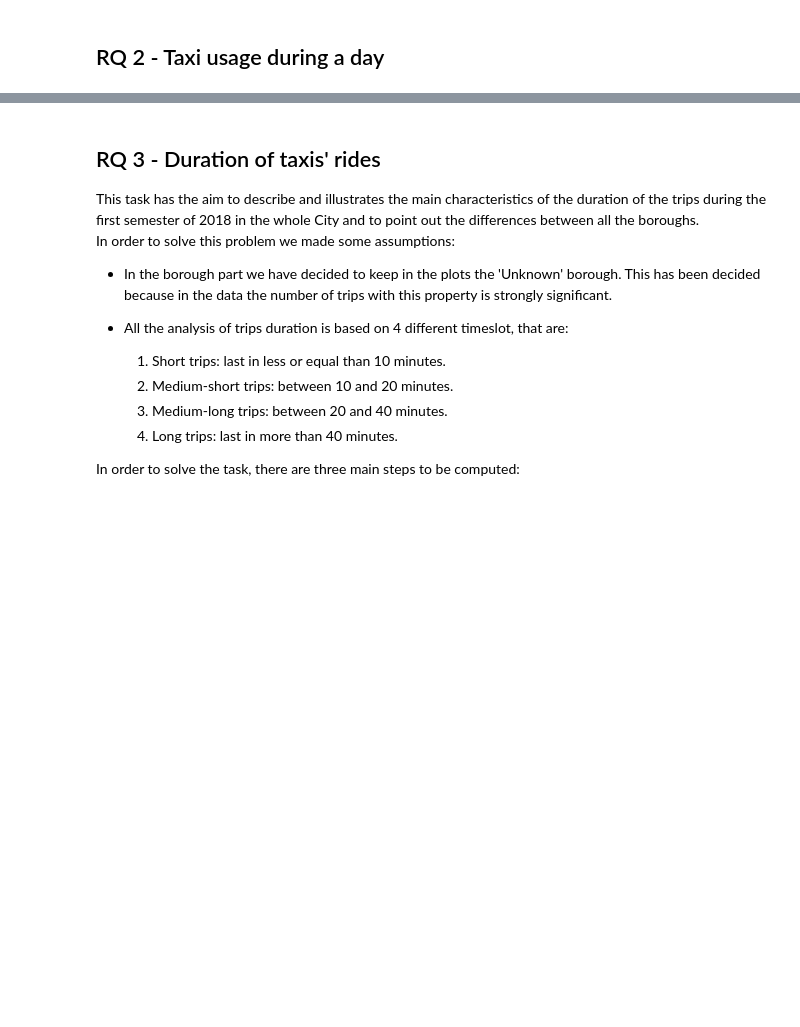
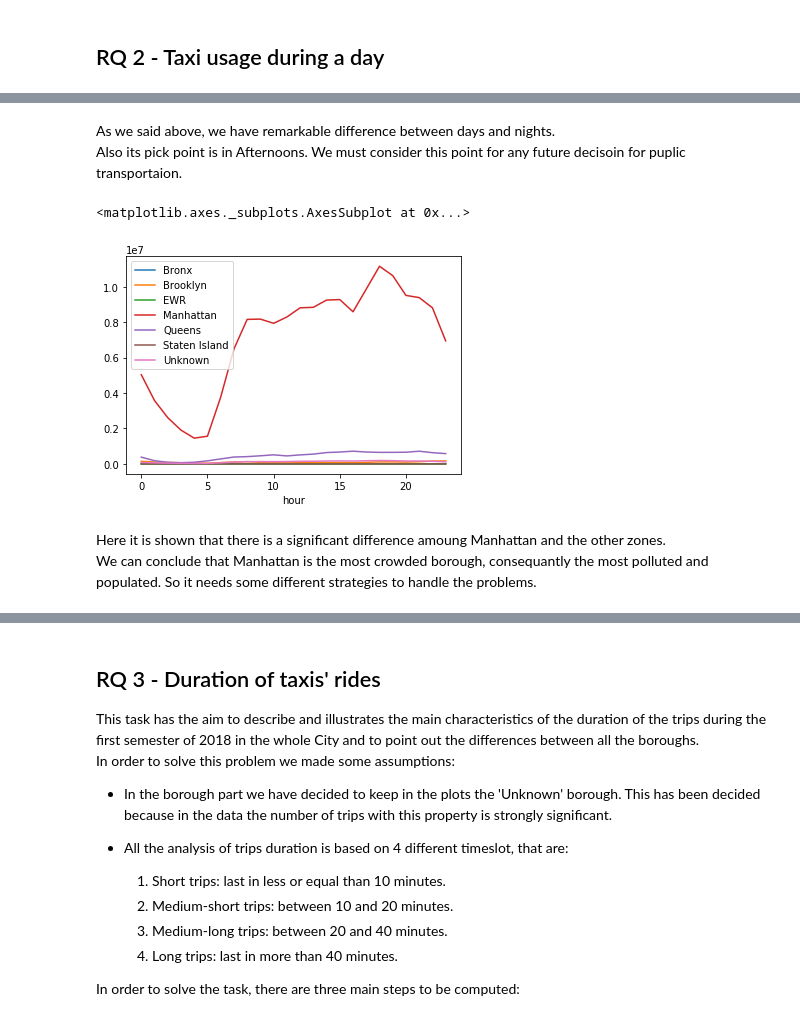
Before and after one commit to aleflabo/Yellow-Taxis-Anlysis-in-NY-city, a Jupyter notebook: Homework_2.ipynb, the cells around one changed output, grey strips where cells are left out. Drawn from its saved outputs; the diff is of its cells as text; code cells hidden in the pictures; blank space fills up the shorter version.

```diff
--- a/Homework_2.ipynb
+++ b/Homework_2.ipynb
@@ -134,0 +304,12 @@ The absolute numbers of all recorded trips we considered. You can see that the t
+# %% [markdown]
+As we said above, we have remarkable difference between days and nights.
+Also its pick point is in Afternoons. We must consider this point for any future decisoin for puplic transportaion.
+# %%
+broughDf = pd.DataFrame(finalDf.pivot_table(values='counts', index=['hour','partOfDay'], columns='Borough').to_records())
+broughDf.set_index('hour').plot()
+# %% [output]
+<matplotlib.axes._subplots.AxesSubplot at 0x...>
+[figure, added]
+# %% [markdown]
+Here it is shown that there is a significant difference amoung Manhattan and the other zones.
+We can conclude that Manhattan is the most crowded borough, consequantly the most polluted and populated. So it needs some different strategies to handle the problems.
```
Also changed, not shown: parts of 20 cells of this notebook.
